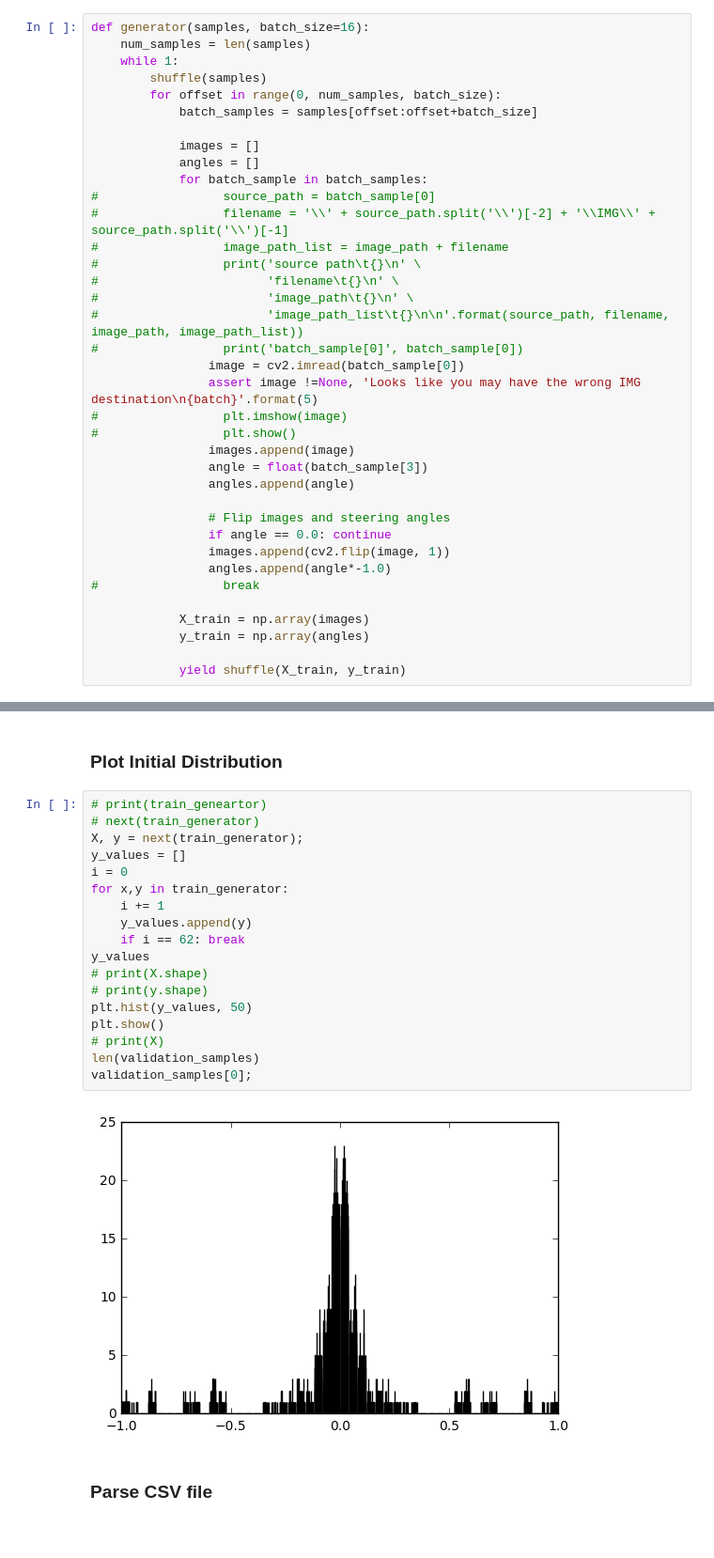
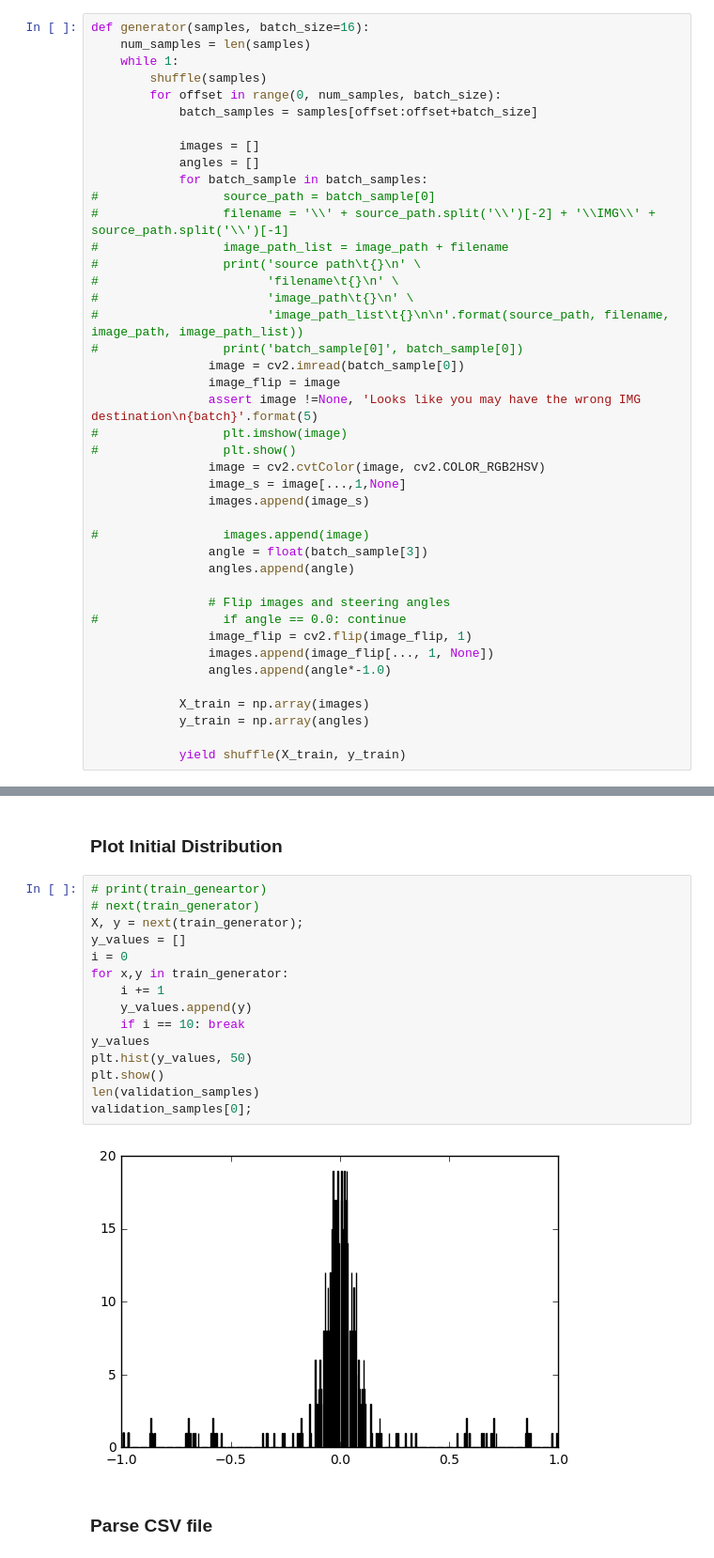
Before and after one commit to JLee21/Udacity-Self-Driving-Car-NanoDegree-Term-1, a Jupyter notebook: p3-behavioural-cloning/carnd-behavioral-cloning-p3/ai-model-notebook.ipynb, the cells around one changed output, grey strips where cells are left out. Shown at 94% size. Saved outputs shown, nothing was run; the diff lists cells and outputs as text.

```diff
--- a/p3-behavioural-cloning/carnd-behavioral-cloning-p3/ai-model-notebook.ipynb
+++ b/p3-behavioural-cloning/carnd-behavioral-cloning-p3/ai-model-notebook.ipynb
@@ -174,18 +174,23 @@ def generator(samples, batch_size=16):
 #                       'image_path_list\t{}\n\n'.format(source_path, filename, image_path, image_path_list))
 #                 print('batch_sample[0]', batch_sample[0])
                 image = cv2.imread(batch_sample[0])
+                image_flip = image
                 assert image !=None, 'Looks like you may have the wrong IMG destination\n{batch}'.format(5)
 #                 plt.imshow(image)
 #                 plt.show()
-                images.append(image)
+                image = cv2.cvtColor(image, cv2.COLOR_RGB2HSV)
+                image_s = image[...,1,None]
+                images.append(image_s)
+
+#                 images.append(image)
                 angle = float(batch_sample[3])
                 angles.append(angle)
 
                 # Flip images and steering angles
-                if angle == 0.0: continue
-                images.append(cv2.flip(image, 1))
+#                 if angle == 0.0: continue
+                image_flip = cv2.flip(image_flip, 1)
+                images.append(image_flip[..., 1, None])
                 angles.append(angle*-1.0)
-#                 break
 
             X_train = np.array(images)
             y_train = np.array(angles)
@@ -199,23 +251,20 @@ validation_generator = generator(validation_samples, batch_size=32)
 # %%
 # print(train_geneartor)
 # next(train_generator)
 X, y = next(train_generator);
 y_values = []
 i = 0
 for x,y in train_generator:
     i += 1
     y_values.append(y)
-    if i == 62: break
+    if i == 10: break
 y_values
-# print(X.shape)
-# print(y.shape)
 plt.hist(y_values, 50)
 plt.show()
-# print(X)
 len(validation_samples)
 validation_samples[0];
 # %% [output]
-[figure, old version]
+[figure, new version]
 # %% [markdown]
 ### Parse CSV file
 # %%
```
Also changed, not shown: parts of 12 cells of this notebook, 1 other file.
